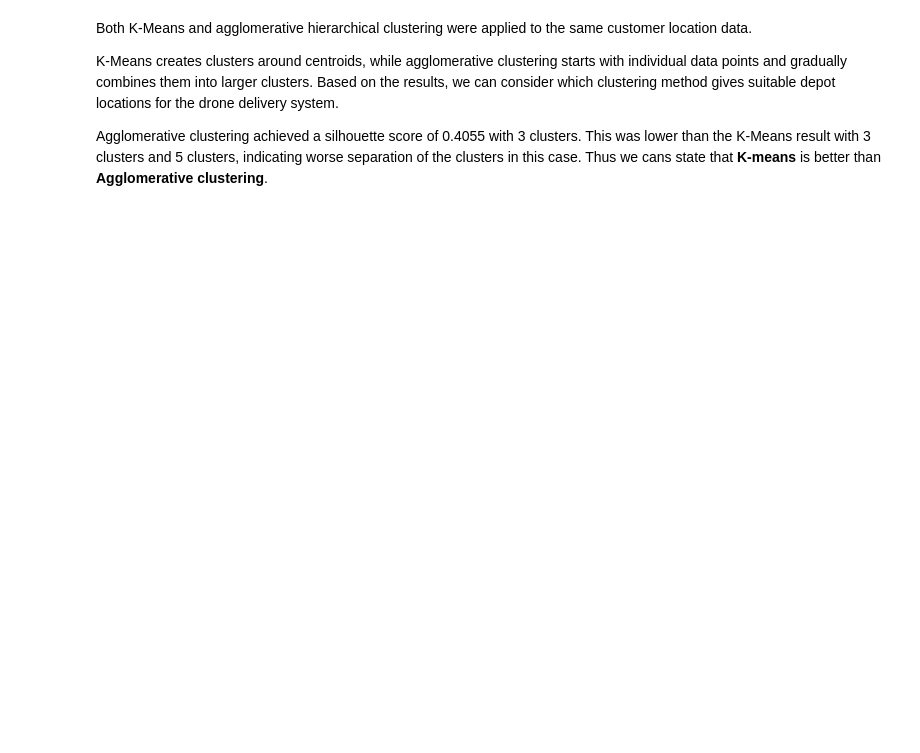
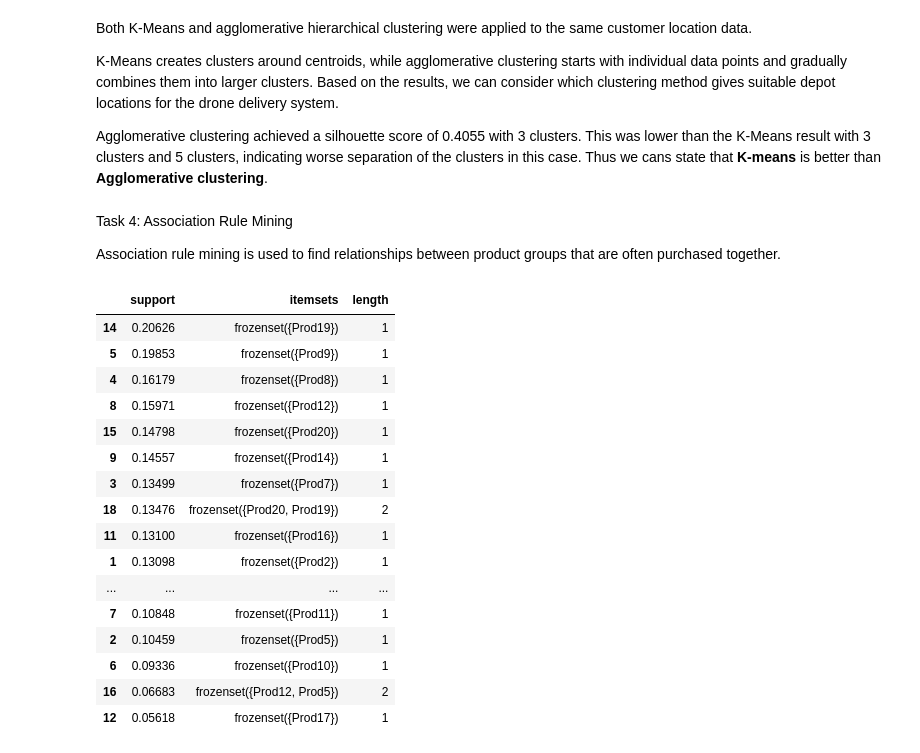
Before and after one commit to mehiis/data-processing-and-machine-learning-metropolia-group7, a Jupyter notebook: assignment-05/assignment-05-clustering-and-association-rule-mining.ipynb, the cells around one changed output. Cells and saved outputs as stored; diff of their text form; code cells hidden in the pictures; blank space fills up the shorter version.

Commit message:
Association rule mining

```diff
--- a/assignment-05/assignment-05-clustering-and-association-rule-mining.ipynb
+++ b/assignment-05/assignment-05-clustering-and-association-rule-mining.ipynb
@@ -445,3 +425,7 @@ Both K-Means and agglomerative hierarchical clustering were applied to the same
 K-Means creates clusters around centroids, while agglomerative clustering starts with individual data points and gradually combines them into larger clusters. Based on the results, we can consider which clustering method gives suitable depot locations for the drone delivery system.
 
 Agglomerative clustering achieved a silhouette score of 0.4055 with 3 clusters. This was lower than the K-Means result with 3 clusters and 5 clusters, indicating worse separation of the clusters in this case. Thus we cans state that <b>K-means</b> is better than <b>Agglomerative clustering</b>.
+# %% [markdown]
+Task 4: Association Rule Mining
+
+Association rule mining is used to find relationships between product groups that are often purchased together.
@@ -447,0 +434,30 @@ Agglomerative clustering achieved a silhouette score of 0.4055 with 3 clusters.
+# %%
+prod_bool = prod_df.astype(bool)
+
+frequent_itemsets = apriori(
+    prod_bool,
+    min_support=0.05,
+    use_colnames=True
+)
+
+frequent_itemsets["length"] = frequent_itemsets["itemsets"].apply(len)
+
+frequent_itemsets.sort_values("support", ascending=False).head(20)
+# %% [output]
+|  | support | itemsets | length |
+| 14 | 0.20626 | frozenset({Prod19}) | 1 |
+| 5 | 0.19853 | frozenset({Prod9}) | 1 |
+| 4 | 0.16179 | frozenset({Prod8}) | 1 |
+| 8 | 0.15971 | frozenset({Prod12}) | 1 |
+| 15 | 0.14798 | frozenset({Prod20}) | 1 |
+| 9 | 0.14557 | frozenset({Prod14}) | 1 |
+| 3 | 0.13499 | frozenset({Prod7}) | 1 |
+| 18 | 0.13476 | frozenset({Prod20, Prod19}) | 2 |
+| 11 | 0.13100 | frozenset({Prod16}) | 1 |
+| 1 | 0.13098 | frozenset({Prod2}) | 1 |
+| ... | ... | ... | ... |
+| 7 | 0.10848 | frozenset({Prod11}) | 1 |
+| 2 | 0.10459 | frozenset({Prod5}) | 1 |
+| 6 | 0.09336 | frozenset({Prod10}) | 1 |
+| 16 | 0.06683 | frozenset({Prod12, Prod5}) | 2 |
+| 12 | 0.05618 | frozenset({Prod17}) | 1 |
```
Also changed, not shown: parts of 11 cells of this notebook.
